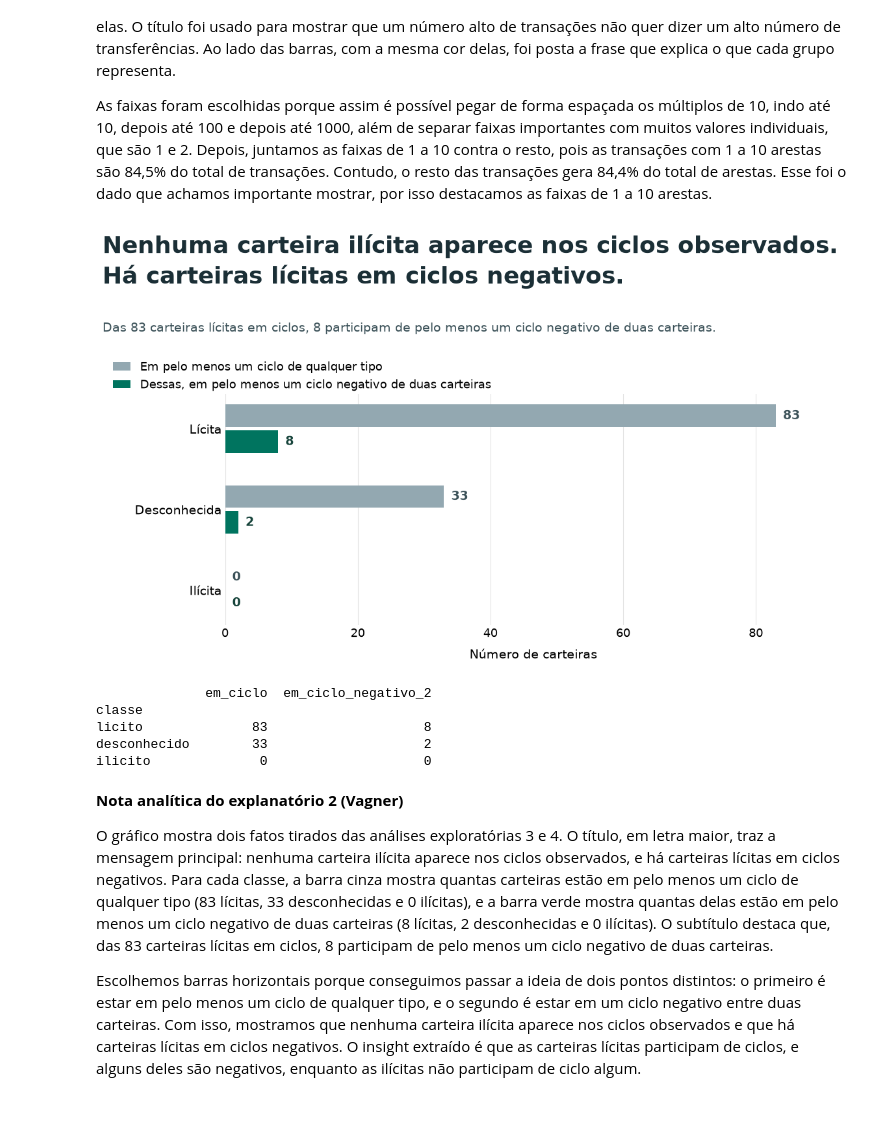
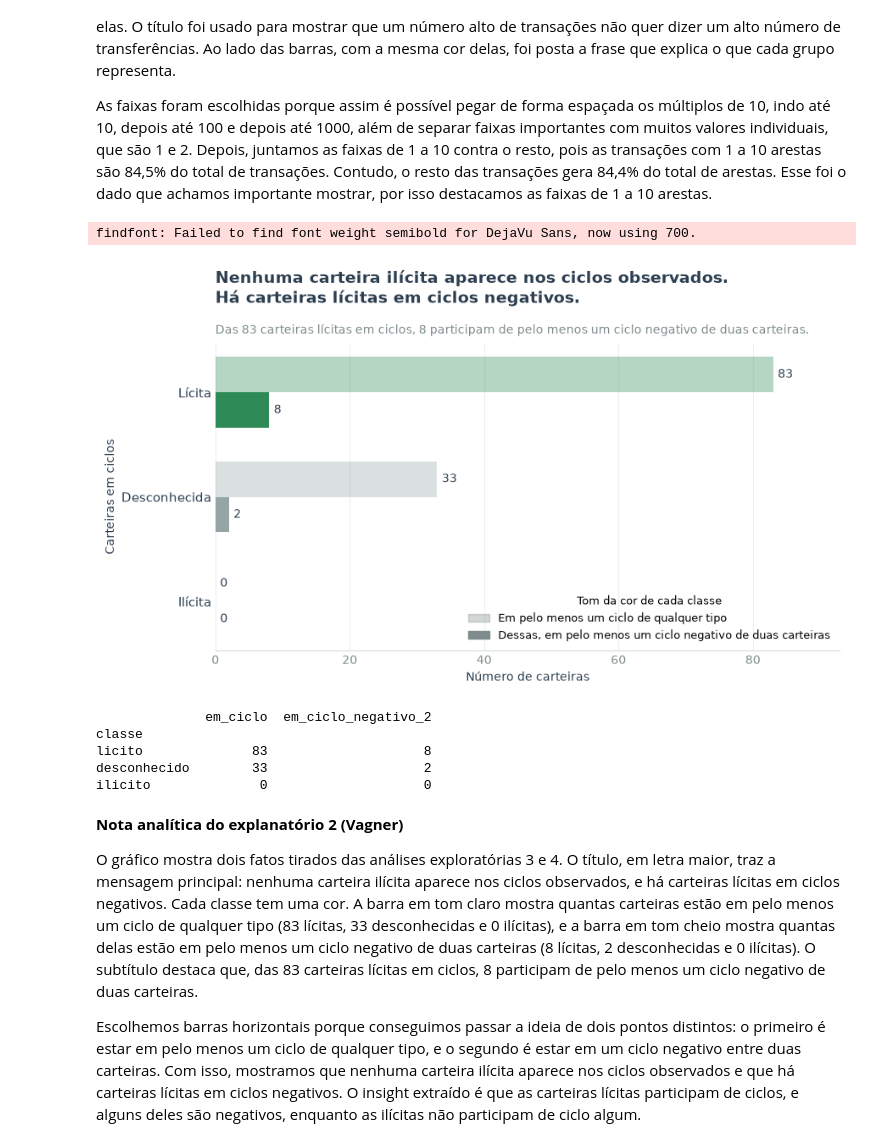
Before and after one commit to davimqz/Projetos-Grafos, a Jupyter notebook: notebooks/avd/01_exploratoria.ipynb, the cells around one changed output. Cells and saved outputs as stored; diff of their text form; code cells hidden in the pictures; blank space fills up the shorter version.

```diff
--- a/notebooks/avd/01_exploratoria.ipynb
+++ b/notebooks/avd/01_exploratoria.ipynb
@@ -940,55 +940,63 @@ Esse gráfico foi feito em barras horizontais, uma forma de usar barras nos eixo
 
 As faixas foram escolhidas porque assim é possível pegar de forma espaçada os múltiplos de 10, indo até 10, depois até 100 e depois até 1000, além de separar faixas importantes com muitos valores individuais, que são 1 e 2. Depois, juntamos as faixas de 1 a 10 contra o resto, pois as transações com 1 a 10 arestas são 84,5% do total de transações. Contudo, o resto das transações gera 84,4% do total de arestas. Esse foi o dado que achamos importante mostrar, por isso destacamos as faixas de 1 a 10 arestas.
 # %%
-# [IA] Claude Code – sintaxe matplotlib do explanatório 2; barras horizontais agrupadas, título, subtítulo, legenda e cores definidos pelo Vagner (modelo enviado por ele), com base nos gráficos 3 e 4
+# [IA] Claude Code – sintaxe matplotlib do explanatório 2; barras horizontais agrupadas, título, subtítulo, legenda e nome dos eixos definidos pelo Vagner (modelo enviado por ele); visual leve, com uma cor por classe, a pedido dele
+from matplotlib.colors import to_rgba
+from matplotlib.patches import Patch
+
 CLASSES_E2 = ["licito", "desconhecido", "ilicito"]
 NOMES_E2 = {"licito": "Lícita", "desconhecido": "Desconhecida", "ilicito": "Ilícita"}
-COR_CICLO, COR_NEG = "#93a8b1", "#00745f"
-COR_TITULO, COR_TEXTO = "#1b2f36", "#3b5158"
+COR_TEXTO, COR_SUAVE = "#2c3e50", "#7f8c8d"
 
 em_ciclo_e2 = em_ciclo_classe.reindex(CLASSES_E2, fill_value=0)
 ciclo_neg_e2 = qtd_por_classe.reindex(CLASSES_E2, fill_value=0)
 
-fig, ax = plt.subplots(figsize=(13, 7.4))
-fig.subplots_adjust(left=0.2, right=0.93, top=0.6, bottom=0.12)
-y = range(len(CLASSES_E2))
-altura = 0.28
-b1 = ax.barh([i - altura / 2 - 0.02 for i in y], em_ciclo_e2.values, height=altura, color=COR_CICLO,
-             label="Em pelo menos um ciclo de qualquer tipo")
-b2 = ax.barh([i + altura / 2 + 0.02 for i in y], ciclo_neg_e2.values, height=altura, color=COR_NEG,
-             label="Dessas, em pelo menos um ciclo negativo de duas carteiras")
-ax.bar_label(b1, padding=8, fontsize=14, fontweight="bold", color=COR_TEXTO)
-ax.bar_label(b2, padding=8, fontsize=14, fontweight="bold", color="#17443b")
-ax.set_yticks(list(y), [NOMES_E2[c] for c in CLASSES_E2], fontsize=14)
+fig, ax = plt.subplots(figsize=(9, 5.2))
+y = np.arange(len(CLASSES_E2))
+altura = 0.34
+claro = [to_rgba(CORES[c], 0.35) for c in CLASSES_E2]
+cheio = [CORES[c] for c in CLASSES_E2]
+b1 = ax.barh(y - altura / 2, em_ciclo_e2.values, height=altura, color=claro)
+b2 = ax.barh(y + altura / 2, ciclo_neg_e2.values, height=altura, color=cheio)
+ax.bar_label(b1, padding=4, fontsize=10, color=COR_TEXTO)
+ax.bar_label(b2, padding=4, fontsize=10, color=COR_TEXTO)
+
+ax.set_yticks(y, [NOMES_E2[c] for c in CLASSES_E2], fontsize=11, color=COR_TEXTO)
 ax.invert_yaxis()
 ax.set_xlim(0, em_ciclo_e2.max() * 1.12)
-ax.set_xlabel("Número de carteiras", fontsize=14, labelpad=10)
-ax.tick_params(axis="x", labelsize=13, length=0)
-ax.tick_params(axis="y", length=0)
-ax.grid(axis="x", color="#e3e3e3")
+ax.set_xlabel("Número de carteiras", color=COR_TEXTO)
+ax.set_ylabel("Carteiras em ciclos", color=COR_TEXTO)
+ax.tick_params(colors=COR_SUAVE, length=0)
+ax.tick_params(axis="y", labelcolor=COR_TEXTO)
+ax.grid(axis="x", color="#ecf0f1")
 ax.set_axisbelow(True)
-for lado in ax.spines.values():
-    lado.set_visible(False)
+for lado in ("top", "right", "left"):
+    ax.spines[lado].set_visible(False)
+ax.spines["bottom"].set_color("#d5dbdb")
 
-fig.text(0.055, 0.83, "Nenhuma carteira ilícita aparece nos ciclos observados.\nHá carteiras lícitas em ciclos negativos.",
-         fontsize=26, fontweight="bold", color=COR_TITULO, linespacing=1.3)
-fig.text(0.055, 0.73, f"Das {em_ciclo_e2['licito']} carteiras lícitas em ciclos, {ciclo_neg_e2['licito']} participam "
-         "de pelo menos um ciclo negativo de duas carteiras.", fontsize=14, color=COR_TEXTO)
-fig.legend(loc="upper left", bbox_to_anchor=(0.055, 0.69), frameon=False, fontsize=13, handlelength=1.5)
-plt.savefig(SAIDA + "explanatoria_2.png", dpi=150, facecolor="white")
+ax.set_title("Nenhuma carteira ilícita aparece nos ciclos observados.\nHá carteiras lícitas em ciclos negativos.",
+             loc="left", fontsize=14, fontweight="semibold", color=COR_TEXTO, pad=34)
+ax.text(0, 1.03, f"Das {em_ciclo_e2['licito']} carteiras lícitas em ciclos, {ciclo_neg_e2['licito']} participam "
+        "de pelo menos um ciclo negativo de duas carteiras.", transform=ax.transAxes, fontsize=10, color=COR_SUAVE)
+ax.legend(handles=[Patch(color=to_rgba("#7f8c8d", 0.35), label="Em pelo menos um ciclo de qualquer tipo"),
+                   Patch(color="#7f8c8d", label="Dessas, em pelo menos um ciclo negativo de duas carteiras")],
+          title="Tom da cor de cada classe", title_fontsize=9, loc="lower right", frameon=False, fontsize=9)
+plt.tight_layout()
+plt.savefig(SAIDA + "explanatoria_2.png", dpi=150, bbox_inches="tight", facecolor="white")
 plt.show()
 print(pd.DataFrame({"em_ciclo": em_ciclo_e2, "em_ciclo_negativo_2": ciclo_neg_e2}).to_string())
 # %% [output]
+findfont: Failed to find font weight semibold for DejaVu Sans, now using 700.
-[figure, old version]
+[figure, new version]
-              em_ciclo  em_ciclo_negativo_2
-classe
-licito              83                    8
-desconhecido        33                    2
-ilicito              0                    0
+              em_ciclo  em_ciclo_negativo_2
+classe
+licito              83                    8
+desconhecido        33                    2
+ilicito              0                    0
 # %% [markdown]
 **Nota analítica do explanatório 2 (Vagner)**
 
-O gráfico mostra dois fatos tirados das análises exploratórias 3 e 4. O título, em letra maior, traz a mensagem principal: nenhuma carteira ilícita aparece nos ciclos observados, e há carteiras lícitas em ciclos negativos. Para cada classe, a barra cinza mostra quantas carteiras estão em pelo menos um ciclo de qualquer tipo (83 lícitas, 33 desconhecidas e 0 ilícitas), e a barra verde mostra quantas delas estão em pelo menos um ciclo negativo de duas carteiras (8 lícitas, 2 desconhecidas e 0 ilícitas). O subtítulo destaca que, das 83 carteiras lícitas em ciclos, 8 participam de pelo menos um ciclo negativo de duas carteiras.
+O gráfico mostra dois fatos tirados das análises exploratórias 3 e 4. O título, em letra maior, traz a mensagem principal: nenhuma carteira ilícita aparece nos ciclos observados, e há carteiras lícitas em ciclos negativos. Cada classe tem uma cor. A barra em tom claro mostra quantas carteiras estão em pelo menos um ciclo de qualquer tipo (83 lícitas, 33 desconhecidas e 0 ilícitas), e a barra em tom cheio mostra quantas delas estão em pelo menos um ciclo negativo de duas carteiras (8 lícitas, 2 desconhecidas e 0 ilícitas). O subtítulo destaca que, das 83 carteiras lícitas em ciclos, 8 participam de pelo menos um ciclo negativo de duas carteiras.
 
 Escolhemos barras horizontais porque conseguimos passar a ideia de dois pontos distintos: o primeiro é estar em pelo menos um ciclo de qualquer tipo, e o segundo é estar em um ciclo negativo entre duas carteiras. Com isso, mostramos que nenhuma carteira ilícita aparece nos ciclos observados e que há carteiras lícitas em ciclos negativos. O insight extraído é que as carteiras lícitas participam de ciclos, e alguns deles são negativos, enquanto as ilícitas não participam de ciclo algum.
 # %% [markdown]
```
Also changed, not shown: parts of 1 cell of this notebook, 5 other files.
